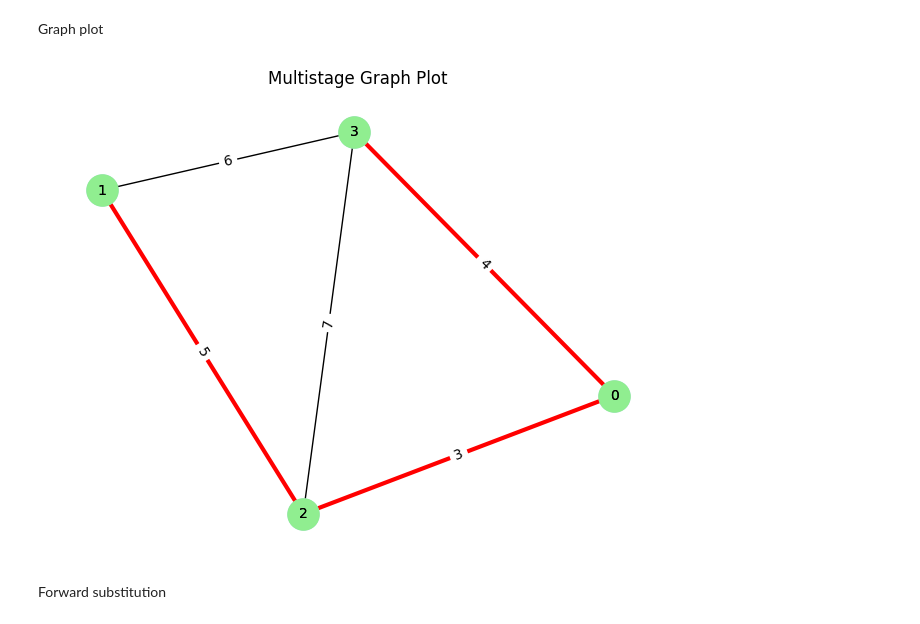
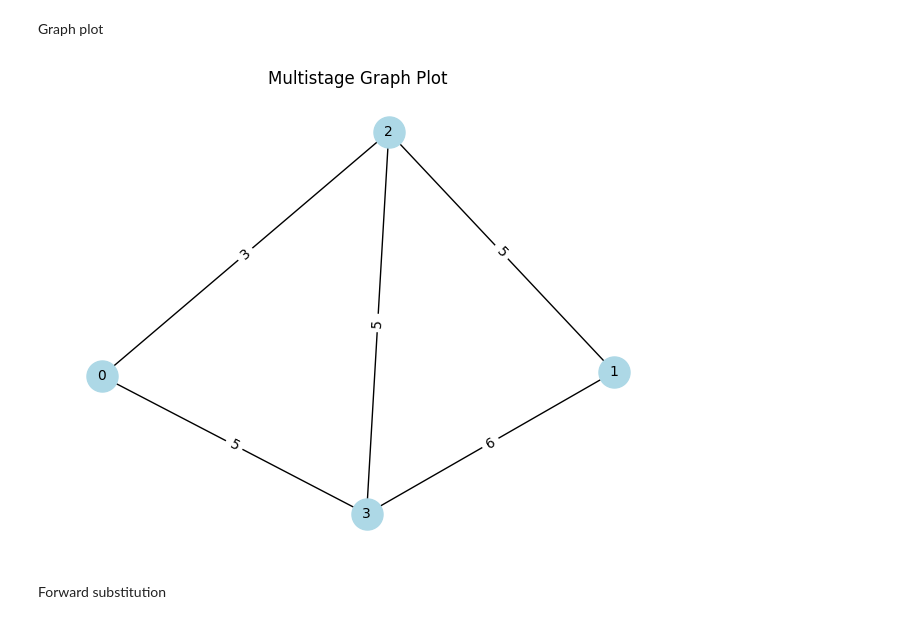
Before and after one commit to Nidhiverma04/ADA, a Jupyter notebook: LAB_7/multi_stage_plots.ipynb, the cells around one changed output. Saved outputs shown, nothing was run; the diff lists cells and outputs as text; code cells hidden in the pictures.

Commit message:
done all plots

```diff
--- a/LAB_7/multi_stage_plots.ipynb
+++ b/LAB_7/multi_stage_plots.ipynb
@@ -4,37 +4,37 @@ Graph plot
 import networkx as nx
 import matplotlib.pyplot as plt
 
 def plot_mst(edges, n):
     G = nx.Graph()
     G.add_weighted_edges_from(edges)
 
 
     mst = nx.minimum_spanning_tree(G, algorithm="kruskal")
 
     pos = nx.spring_layout(G)
     plt.figure(figsize=(8, 6))
     plt.title("Original graph")
 
     nx.draw(G, pos, with_labels=True, node_color='lightblue', node_size=500, font_size=10)
 
-    nx.draw(mst, pos, with_labels=True, node_color='lightgreen', node_size=500, font_size=10, edge_color='red', width=3)
+    # nx.draw(mst, pos, with_labels=True, node_color='lightgreen', node_size=500, font_size=10, edge_color='red', width=3)
     nx.draw_networkx_edge_labels(G, pos, edge_labels={(u, v): w for u, v, w in edges})
 
     plt.title("Multistage Graph Plot")
 
 
 edges = [
     (0, 2, 3),
-    (0, 3, 4),
+    (0, 3, 5),
     (1, 2, 5),
     (1, 3, 6),
-    (2, 3, 7)
+    (2, 3, 5)
 ]
 n = 4
 
 plot_mst(edges, n)
 # %% [output]
-[figure, old version]
+[figure, new version]
 # %% [markdown]
 Forward substitution
 # %%
```
Also changed, not shown: 4 other files.
